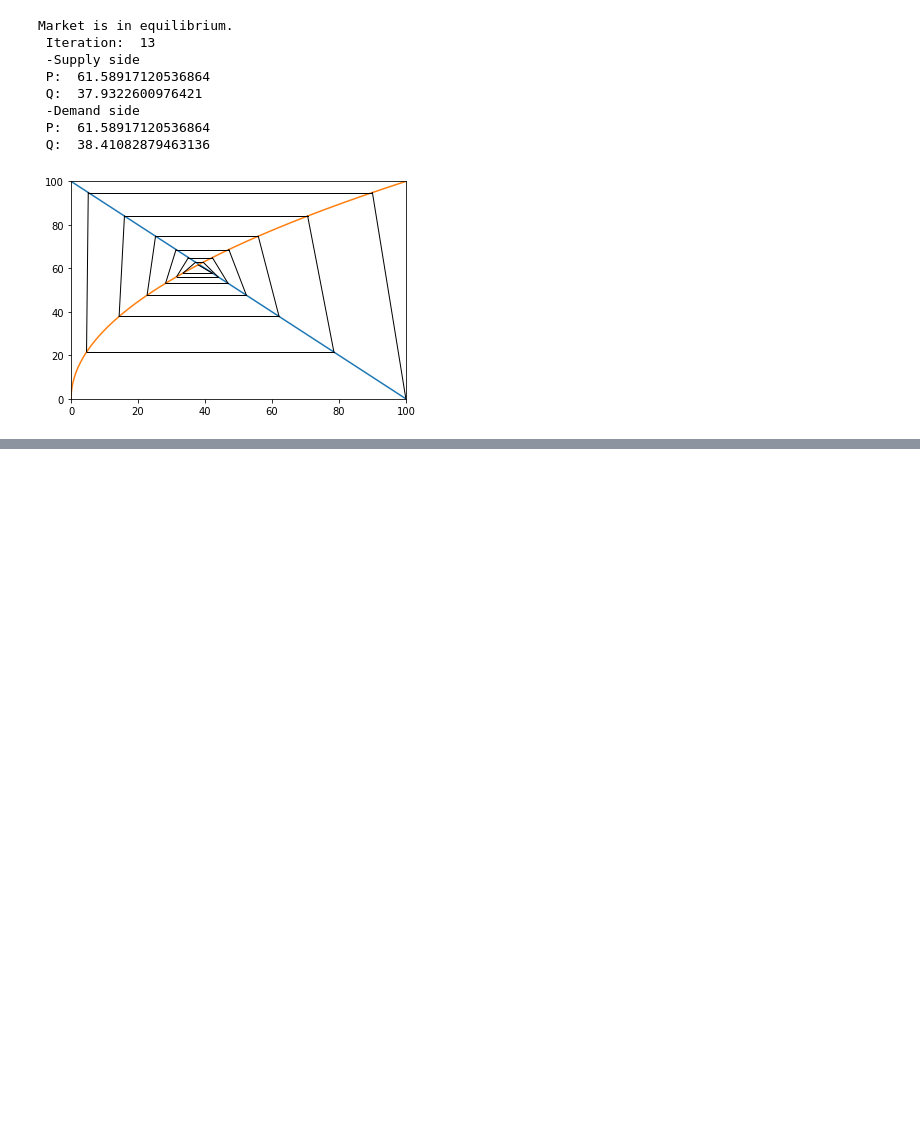
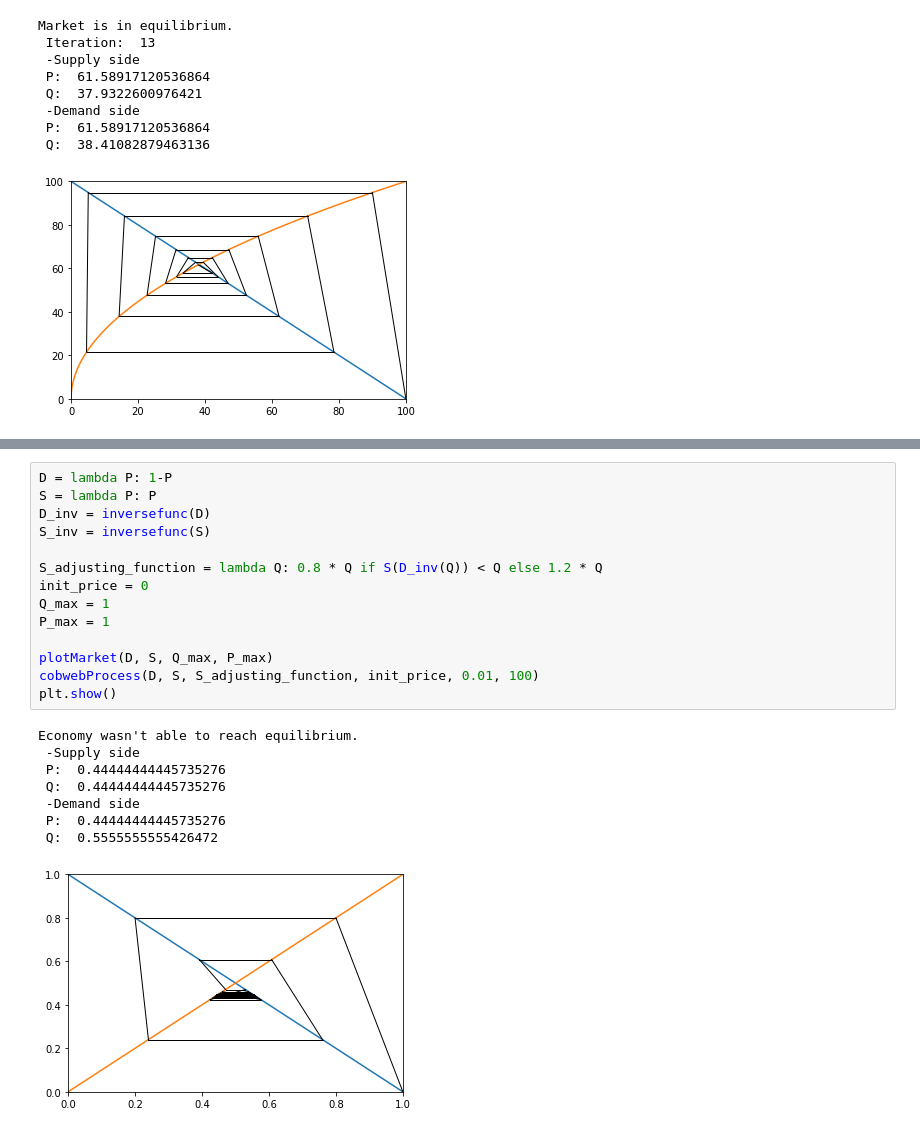
Before and after one commit to carrtesy/QuantEconProjects, a Jupyter notebook: cobweb.ipynb, the cells around one changed output, grey strips where cells are left out. Drawn from its saved outputs; the diff is of its cells as text; blank space fills up the shorter version.

Commit message:
cobweb

```diff
--- a/cobweb.ipynb
+++ b/cobweb.ipynb
@@ -160,0 +171,23 @@ Market is in equilibrium.
+# %%
+D = lambda P: 1-P
+S = lambda P: P
+D_inv = inversefunc(D)
+S_inv = inversefunc(S)
+
+S_adjusting_function = lambda Q: 0.8 * Q if S(D_inv(Q)) < Q else 1.2 * Q
+init_price = 0
+Q_max = 1
+P_max = 1
+
+plotMarket(D, S, Q_max, P_max)
+cobwebProcess(D, S, S_adjusting_function, init_price, 0.01, 100)
+plt.show()
+# %% [output]
+Economy wasn't able to reach equilibrium.
+ -Supply side
+ P:  0.44444444445735276
+ Q:  0.44444444445735276
+ -Demand side
+ P:  0.44444444445735276
+ Q:  0.5555555555426472
+[figure, added]
```
Also changed, not shown: parts of 1 cell of this notebook.
